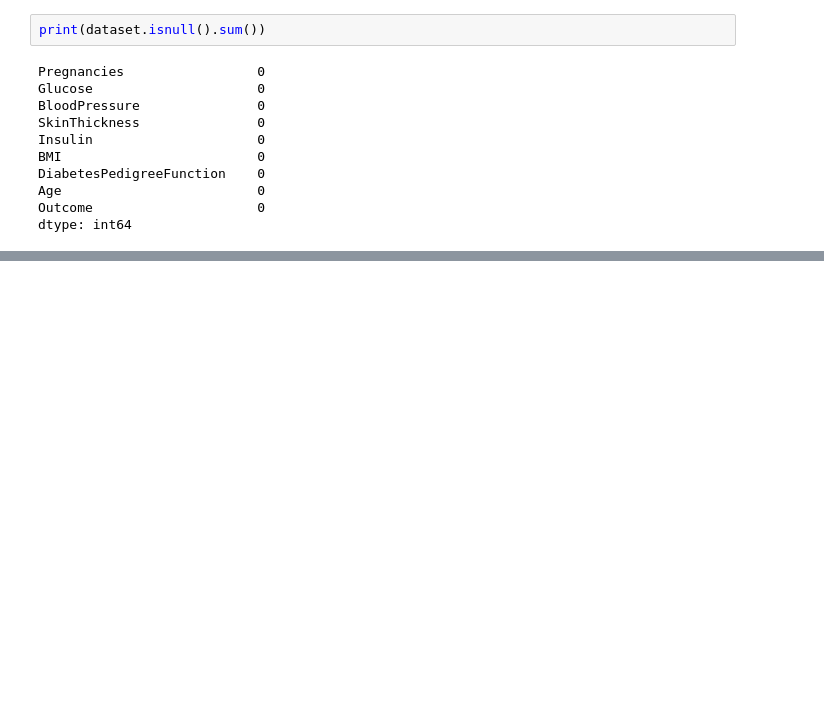
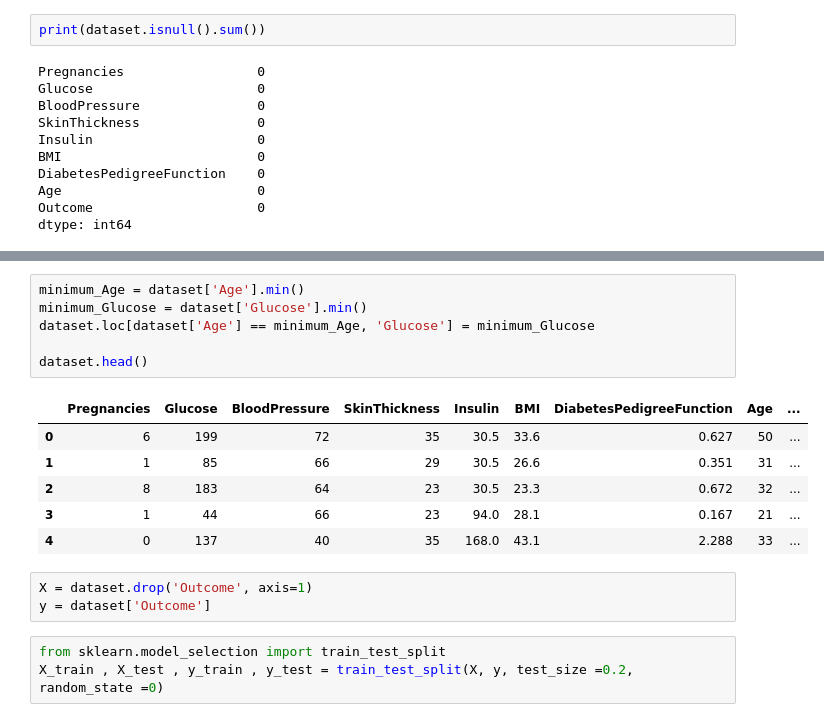
Before and after one commit to ShovroNandi/ML_Lab_Report1, a Jupyter notebook: 222902072_CSE312_222D3_LabReport01_LinearRegression.ipynb, the cells around one changed output, grey strips where cells are left out. Drawn from its saved outputs; the diff is of its cells as text; blank space fills up the shorter version.

```diff
--- a/222902072_CSE312_222D3_LabReport01_LinearRegression.ipynb
+++ b/222902072_CSE312_222D3_LabReport01_LinearRegression.ipynb
@@ -57,0 +75,19 @@ dtype: int64
+# %%
+minimum_Age = dataset['Age'].min()
+minimum_Glucose = dataset['Glucose'].min()
+dataset.loc[dataset['Age'] == minimum_Age, 'Glucose'] = minimum_Glucose
+
+dataset.head()
+# %% [output]
+|  | Pregnancies | Glucose | BloodPressure | SkinThickness | Insulin | BMI | DiabetesPedigreeFunction | Age | ... |
+| 0 | 6 | 199 | 72 | 35 | 30.5 | 33.6 | 0.627 | 50 | ... |
+| 1 | 1 | 85 | 66 | 29 | 30.5 | 26.6 | 0.351 | 31 | ... |
+| 2 | 8 | 183 | 64 | 23 | 30.5 | 23.3 | 0.672 | 32 | ... |
+| 3 | 1 | 44 | 66 | 23 | 94.0 | 28.1 | 0.167 | 21 | ... |
+| 4 | 0 | 137 | 40 | 35 | 168.0 | 43.1 | 2.288 | 33 | ... |
+# %%
+X = dataset.drop('Outcome', axis=1)
+y = dataset['Outcome']
+# %%
+from sklearn.model_selection import train_test_split
+X_train , X_test , y_train , y_test = train_test_split(X, y, test_size =0.2, random_state =0)
```
Also changed, not shown: parts of 8 cells of this notebook.
